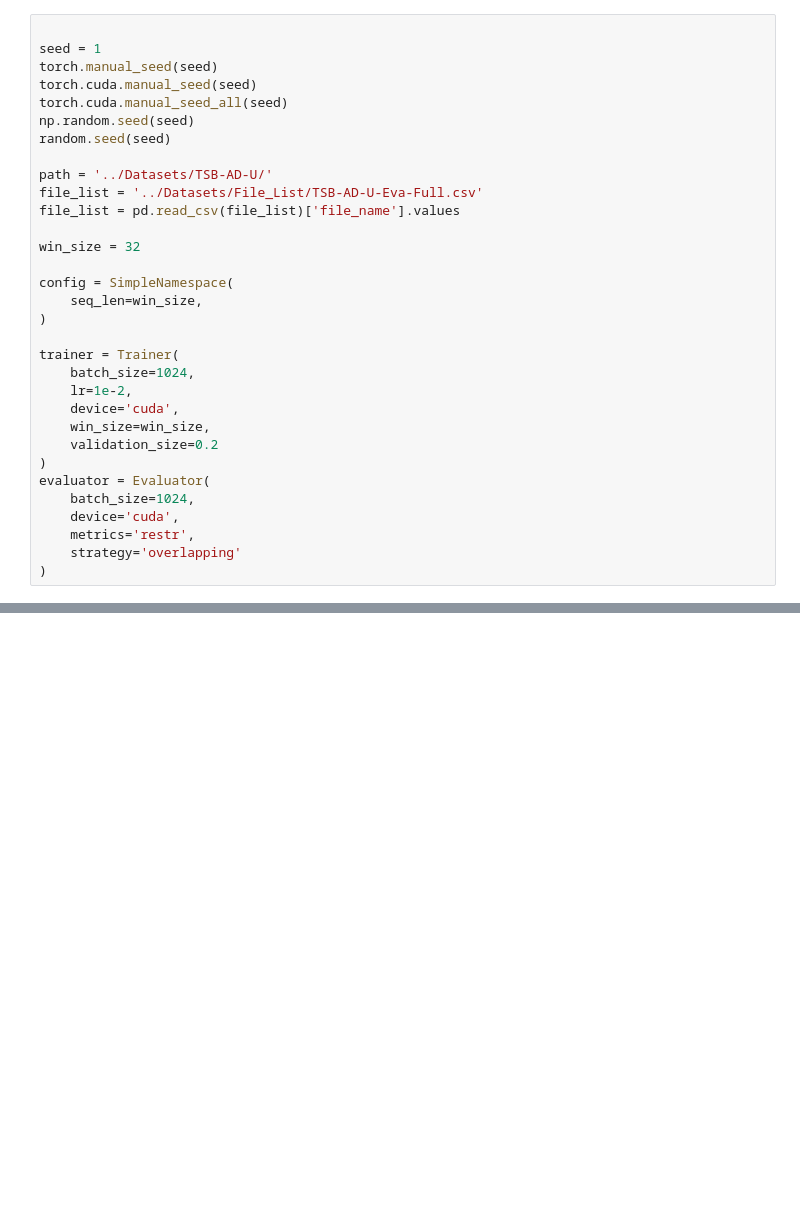
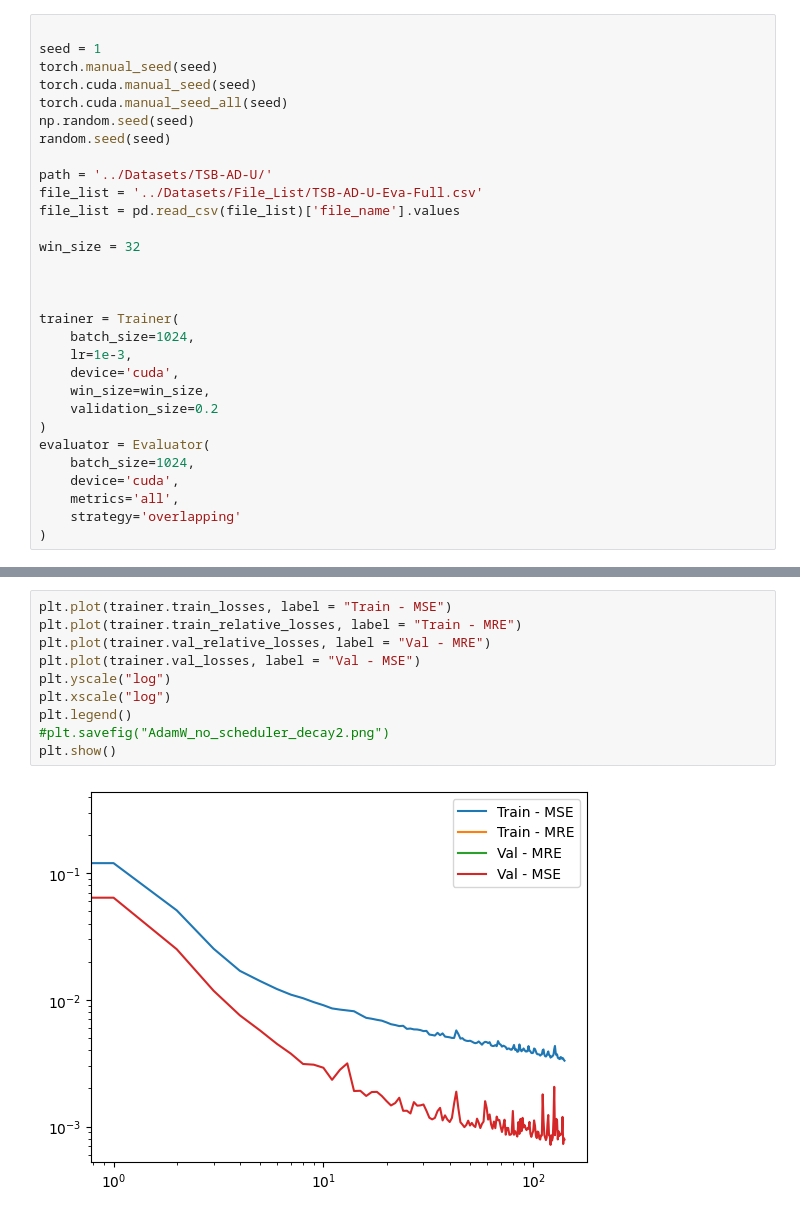
Before and after one commit to GuillaumeCld/DeepTSAD_eval, a Jupyter notebook: src/linear_investigation.ipynb, the cells around one changed output, grey strips where cells are left out. Cells and saved outputs as stored; diff of their text form; blank space fills up the shorter version.

```diff
--- a/src/linear_investigation.ipynb
+++ b/src/linear_investigation.ipynb
@@ -49,13 +31,11 @@ file_list = pd.read_csv(file_list)['file_name'].values
 
 win_size = 32
 
-config = SimpleNamespace(
-    seq_len=win_size,
-)
+
 
 trainer = Trainer(
     batch_size=1024,
-    lr=1e-2,
+    lr=1e-3,
     device='cuda',
     win_size=win_size,
     validation_size=0.2
@@ -63,6 +43,6 @@ trainer = Trainer(
 evaluator = Evaluator(
     batch_size=1024,
     device='cuda',
-    metrics='restr',
+    metrics='all',
     strategy='overlapping'
 )
@@ -137,0 +155,12 @@ metrics, filename
+# %%
+plt.plot(trainer.train_losses, label = "Train - MSE")
+plt.plot(trainer.train_relative_losses, label = "Train - MRE")
+plt.plot(trainer.val_relative_losses, label = "Val - MRE")
+plt.plot(trainer.val_losses, label = "Val - MSE")
+plt.yscale("log")
+plt.xscale("log")
+plt.legend()
+#plt.savefig("AdamW_no_scheduler_decay2.png")
+plt.show()
+# %% [output]
+[figure, added]
```
Also changed, not shown: parts of 16 cells of this notebook, 54 other files.
